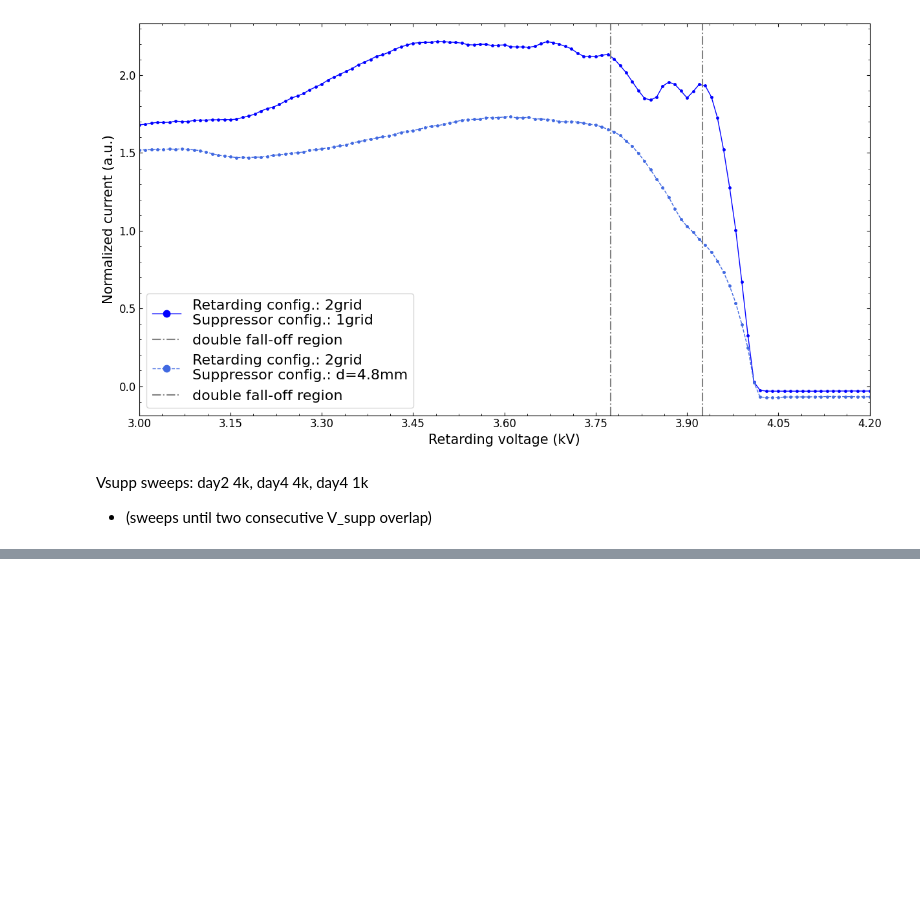
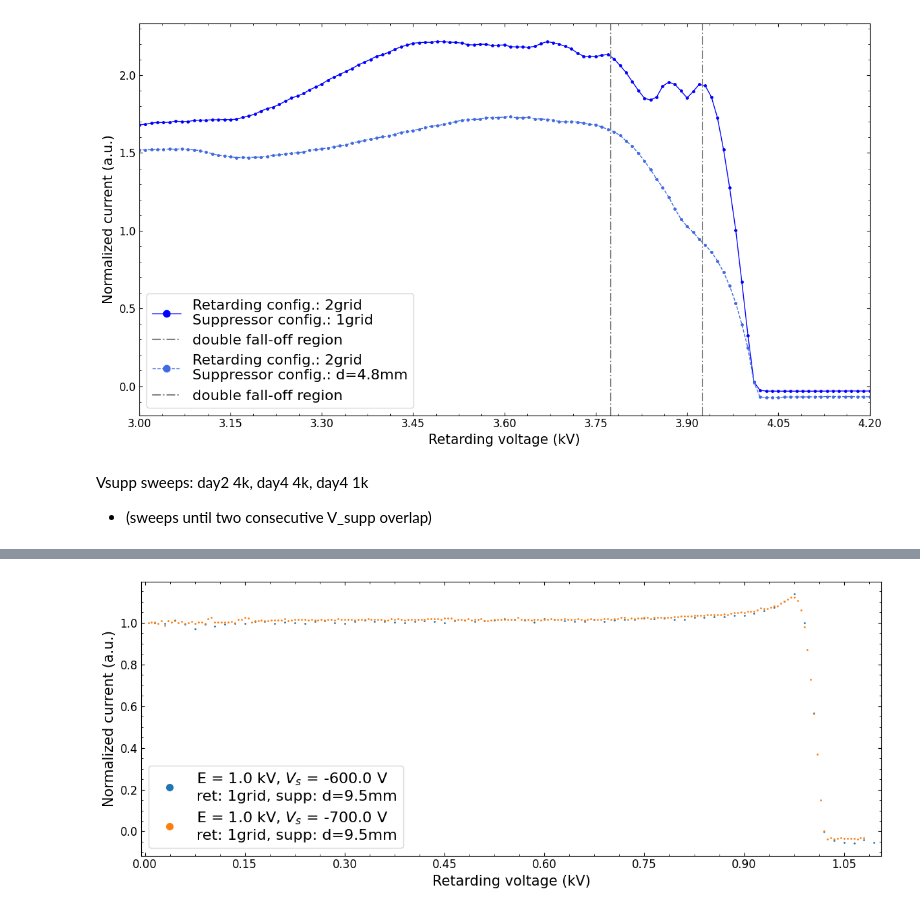
Before and after one commit to naki23/PL4-RFA, a Jupyter notebook: RFA_main2.ipynb, the cells around one changed output, grey strips where cells are left out. Saved outputs shown, nothing was run; the diff lists cells and outputs as text; code cells hidden in the pictures; blank space fills up the shorter version.

```diff
--- a/RFA_main2.ipynb
+++ b/RFA_main2.ipynb
@@ -589,0 +602,4 @@ ret_1grid__supp_d=9.5mm__1kV.png
+# %%
+format_plot(nrows=7, rfa_datas=filtered(all_rfa_datas, energy=[1], is_peak=[False], day=[4], supp_voltage=[-700, -600]))
+# %% [output]
+[figure, added]
```
Also changed, not shown: parts of 7 cells of this notebook, 3 other files.
